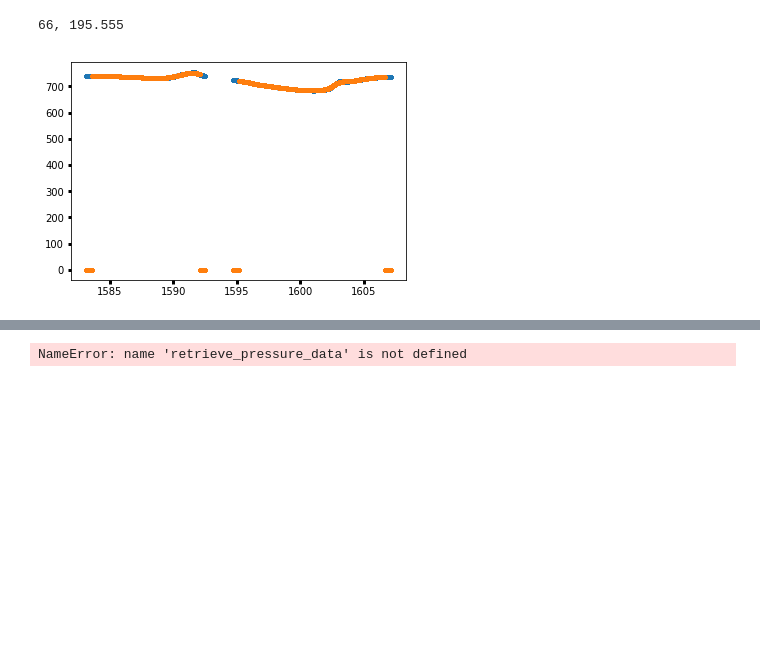
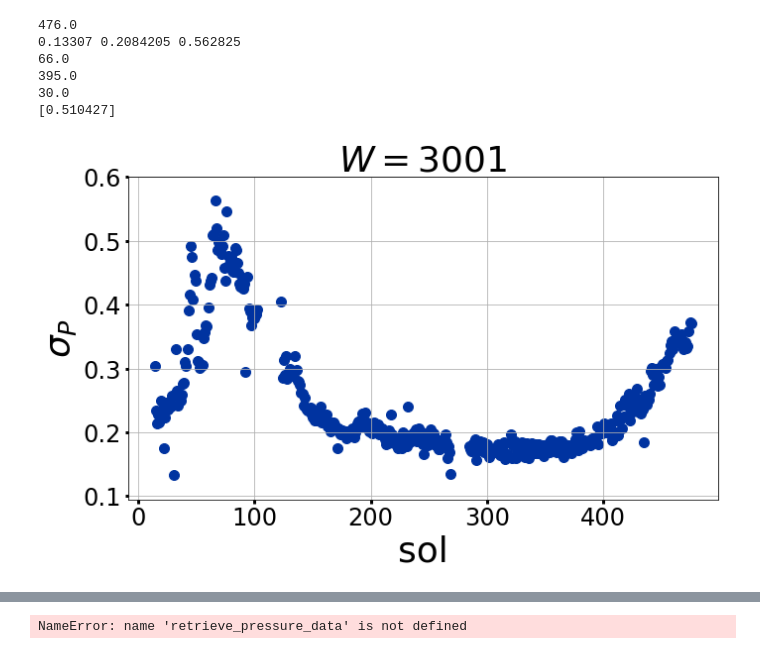
Before and after one commit to BoiseStatePlanetary/Recovering-Martian-Dust-Devil-Population, a Jupyter notebook: code/Finding The Vortices.ipynb, the cells around one changed output, grey strips where cells are left out. Drawn from its saved outputs; the diff is of its cells as text; code cells hidden in the pictures; blank space fills up the shorter version.

Commit message:
Updated figure

```diff
--- a/code/Finding The Vortices.ipynb
+++ b/code/Finding The Vortices.ipynb
@@ -39,62 +39,70 @@ sols = range(14, 477)
 
 new_filename = "filtered_pressure_scatter.csv"
 # f = open(new_filename, "w")
 # f.write("# sol, scatter\n")
 
 # stds = np.array([])
 # for cur_sol in sols:
-for cur_sol in [66]:
+# for cur_sol in [66]:
 #     try:
-    LTST, LTST_and_sol, sol_data = retrieve_pressure_data(cur_sol, dr=dr)
+#         LTST, LTST_and_sol, sol_data = retrieve_pressure_data(cur_sol, dr=dr)
 
-#     pressure_filter, st = boxcar_filter(LTST, LTST_and_sol, sol_data, boxcar_window_size)
-    pressure_filter = savgol_filter(sol_data["PRESSURE"], boxcar_window_size, 0, mode='interp')
-#     plt.plot(LTST_and_sol, sol_data["PRESSURE"] - pressure_filter, marker='.', ls='')
-    plt.plot(LTST_and_sol, sol_data["PRESSURE"], marker='.', ls='')
-    plt.plot(LTST_and_sol, pressure_filter, marker='.', ls='')
+#         pressure_filter, st = boxcar_filter(LTST, LTST_and_sol, sol_data, boxcar_window_size)
+#     pressure_filter = savgol_filter(sol_data["PRESSURE"], boxcar_window_size, 0, mode='interp')
+
+#         plt.plot(LTST_and_sol, (sol_data["PRESSURE"] - pressure_filter), marker='.', ls='')
+#         plt.plot(LTST_and_sol, sol_data["PRESSURE"], marker='.', ls='')
+#         plt.plot(LTST_and_sol, pressure_filter, marker='.', ls='')
 
 #     plt.plot(LTST_and_sol[ind], np.ones_like(LTST_and_sol[ind])*np.nanmedian(sol_data["PRESSURE"]), marker='o')
 #         plt.plot(LTST_and_sol, pressure_filter, marker='.', ls='')
 
-    cur_std = np.nanstd(sol_data['PRESSURE'] - pressure_filter)
-    write_str = "%i, %g" % (cur_sol, cur_std)
-    print(write_str)
+#     cur_std = np.nanstd(sol_data['PRESSURE'] - pressure_filter)
+#     write_str = "%i, %g" % (cur_sol, cur_std)
+#     print(write_str)
 #         f.write(write_str + "\n")
 
 #         stds = np.append(stds, cur_std)
 
 #     except:
 #         print(cur_sol)
 #         pass
 
 # f.close()
 
-# data = np.genfromtxt(new_filename, delimiter=',', comments='#', names=True)
+data = np.genfromtxt(new_filename, delimiter=',', comments='#', names=True)
 
-# fig = plt.figure(figsize=(6*aspect_ratio, 6))
-# ax = fig.add_subplot(111)
-# ax.scatter(data['sol'], data['scatter'], color=BoiseState_blue, s=100)
+fig = plt.figure(figsize=(6*aspect_ratio, 6))
+ax = fig.add_subplot(111)
+ax.scatter(data['sol'], data['scatter'], color=BoiseState_blue, s=100)
 
-# ax.grid(True)
-# ax.set_title(r'$W = $%i' % boxcar_window_size, fontsize=36)
-# ax.set_xlabel("sol", fontsize=36)
-# ax.set_ylabel(r'$\sigma_P$', fontsize=36)
-# ax.tick_params(labelsize=24)
+print(data['sol'][-1])
 
-# print(np.min(data['scatter']), np.median(data['scatter']), np.max(data['scatter']))
-# print(data['sol'][np.argmax(data['scatter'])])
-# print(data['sol'][np.argmin(np.abs(data['scatter'] - np.median(data['scatter'])))])
-# print(data['sol'][np.argmin(data['scatter'])])
-# print(data['scatter'][data['sol'] == 65])
+ax.grid(True)
+ax.set_title(r'$W = $%i' % boxcar_window_size, fontsize=36)
+ax.set_xlabel("sol", fontsize=36)
+ax.set_ylabel(r'$\sigma_P$', fontsize=36)
+ax.tick_params(labelsize=24)
 
-# max_sol = int(data['sol'][np.argmax(data['scatter'])])
-# med_sol = int(data['sol'][np.argmin(np.abs(data['scatter'] - np.median(data['scatter'])))])
-# min_sol = int(data['sol'][np.argmin(data['scatter'])])
+print(np.min(data['scatter']), np.median(data['scatter']), np.max(data['scatter']))
+print(data['sol'][np.argmax(data['scatter'])])
+print(data['sol'][np.argmin(np.abs(data['scatter'] - np.median(data['scatter'])))])
+print(data['sol'][np.argmin(data['scatter'])])
+print(data['scatter'][data['sol'] == 65])
+
+max_sol = int(data['sol'][np.argmax(data['scatter'])])
+med_sol = int(data['sol'][np.argmin(np.abs(data['scatter'] - np.median(data['scatter'])))])
+min_sol = int(data['sol'][np.argmin(data['scatter'])])
 
 # fig.savefig(new_filename.replace("csv", "png"), dpi=500, bbox_inches='tight')
 # %% [output]
-66, 195.555
+476.0
+0.13307 0.2084205 0.562825
+66.0
+395.0
+30.0
+[0.510427]
-[figure, old version]
+[figure, new version]
 # %%
 fig = plt.figure(figsize=(10*aspect_ratio, 6))
 ax1 = fig.add_subplot(121)
```
Also changed, not shown: parts of 1 cell of this notebook, 2 other files.
